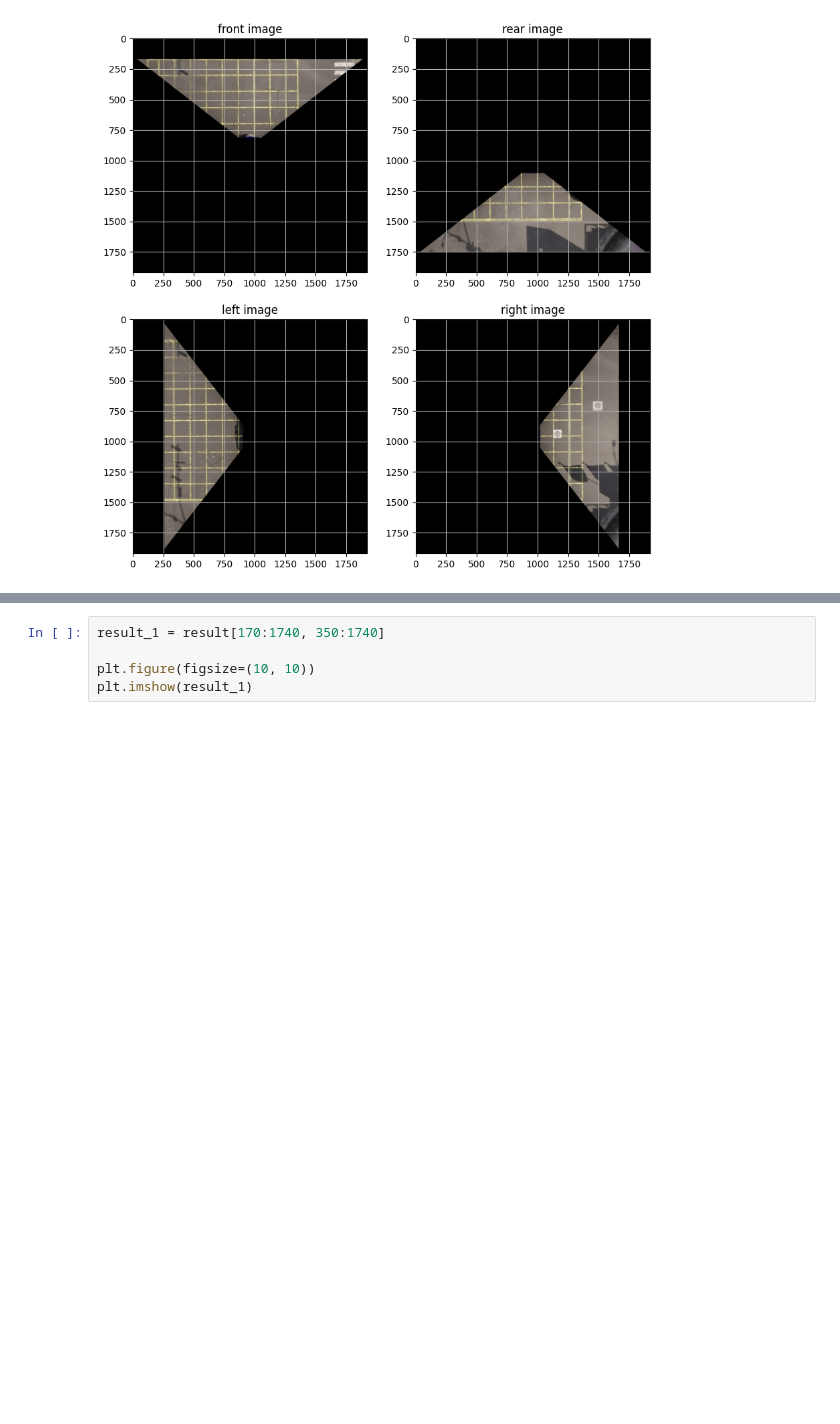
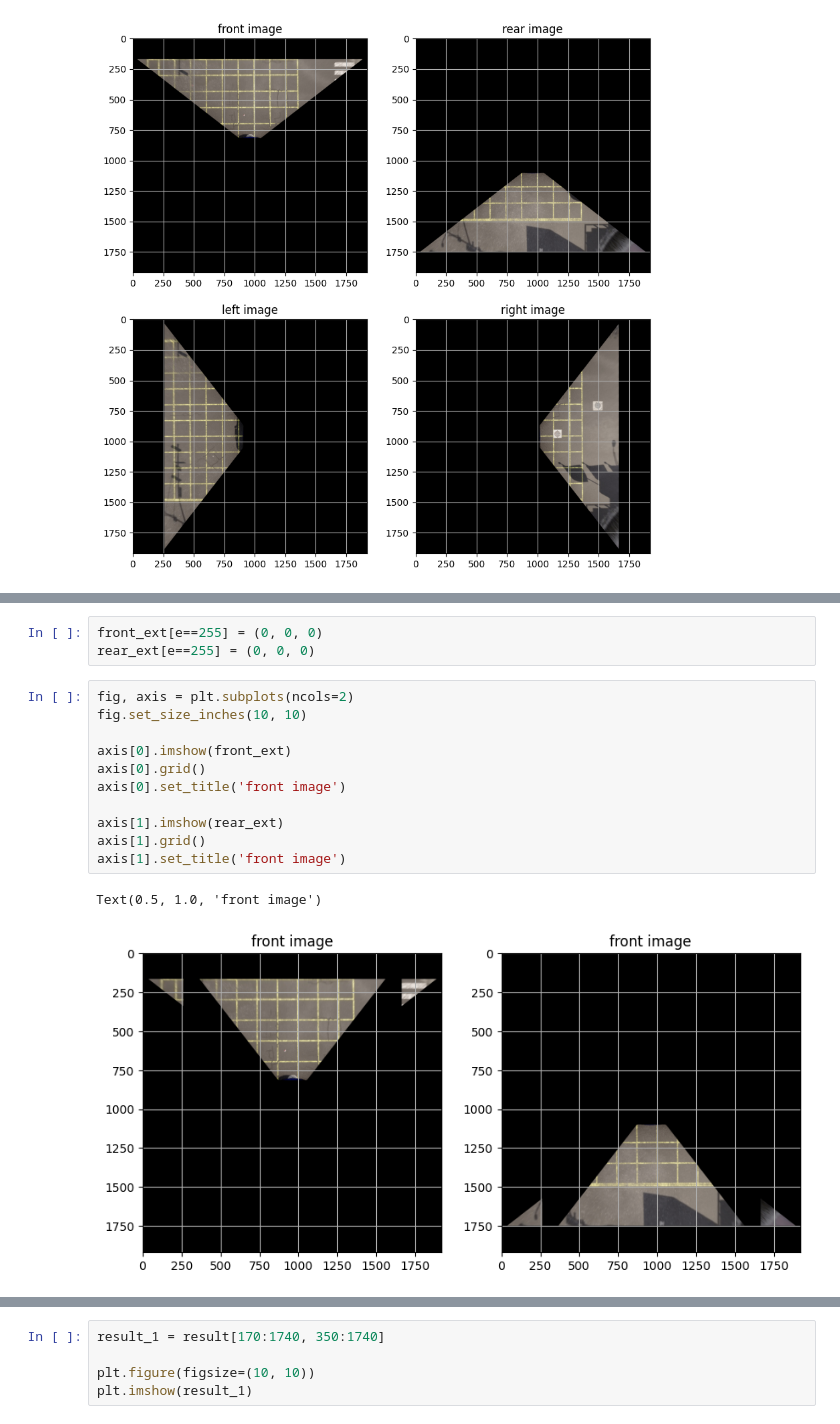
Before and after one commit to jinbeomjeong/surround_view, a Jupyter notebook: surround_view.ipynb, the cells around one changed output, grey strips where cells are left out. Saved outputs shown, nothing was run; the diff lists cells and outputs as text; blank space fills up the shorter version.

```diff
--- a/surround_view.ipynb
+++ b/surround_view.ipynb
@@ -214 +249,18 @@ np.min(front_img_mask)
+# %%
+front_ext[e==255] = (0, 0, 0)
+rear_ext[e==255] = (0, 0, 0)
+# %%
+fig, axis = plt.subplots(ncols=2)
+fig.set_size_inches(10, 10)
+
+axis[0].imshow(front_ext)
+axis[0].grid()
+axis[0].set_title('front image')
+
+axis[1].imshow(rear_ext)
+axis[1].grid()
+axis[1].set_title('front image')
+# %% [output]
+Text(0.5, 1.0, 'front image')
+[figure, added]
 # %%
```
Also changed, not shown: parts of 15 cells of this notebook, 2 other files.
